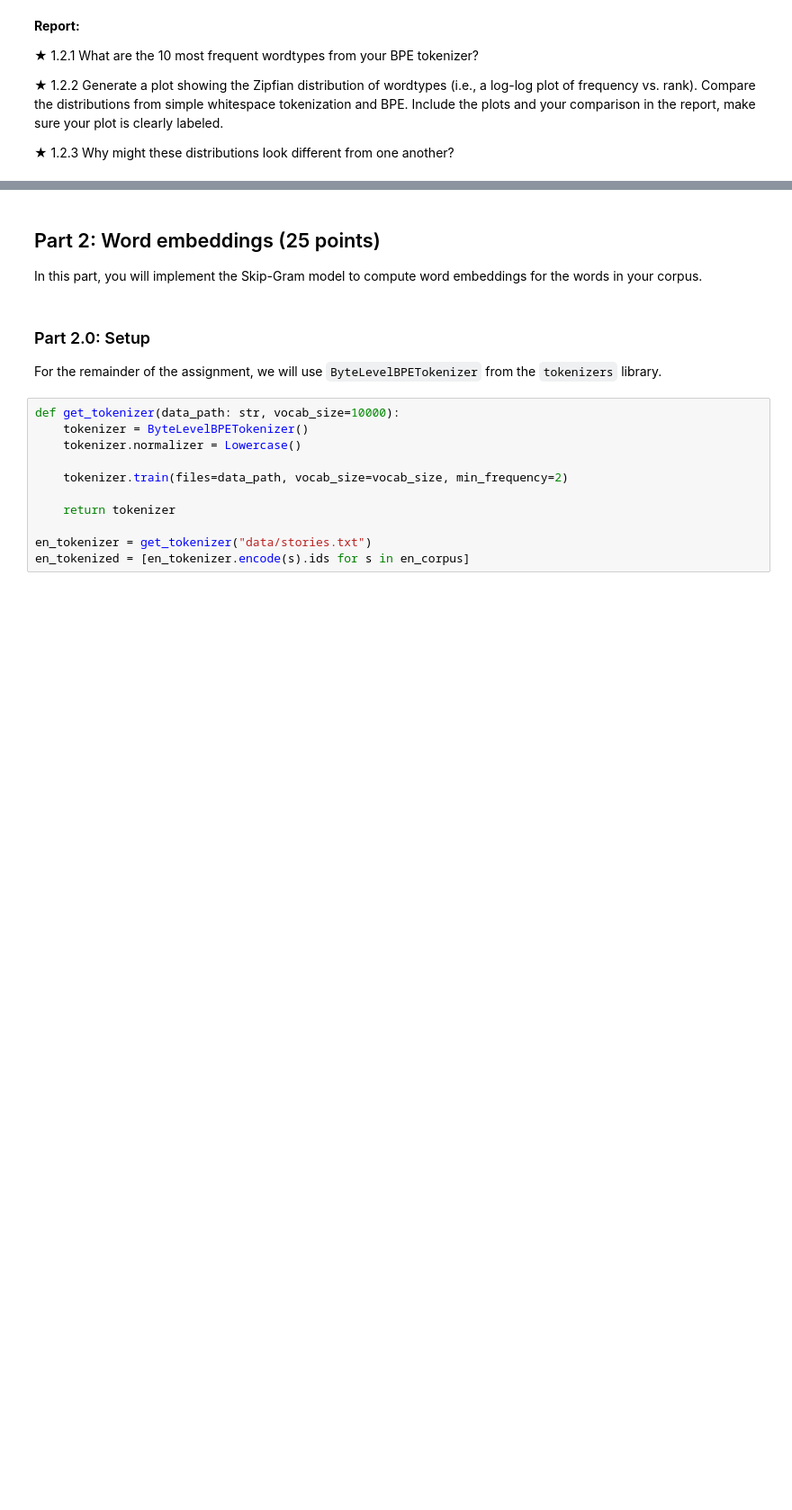
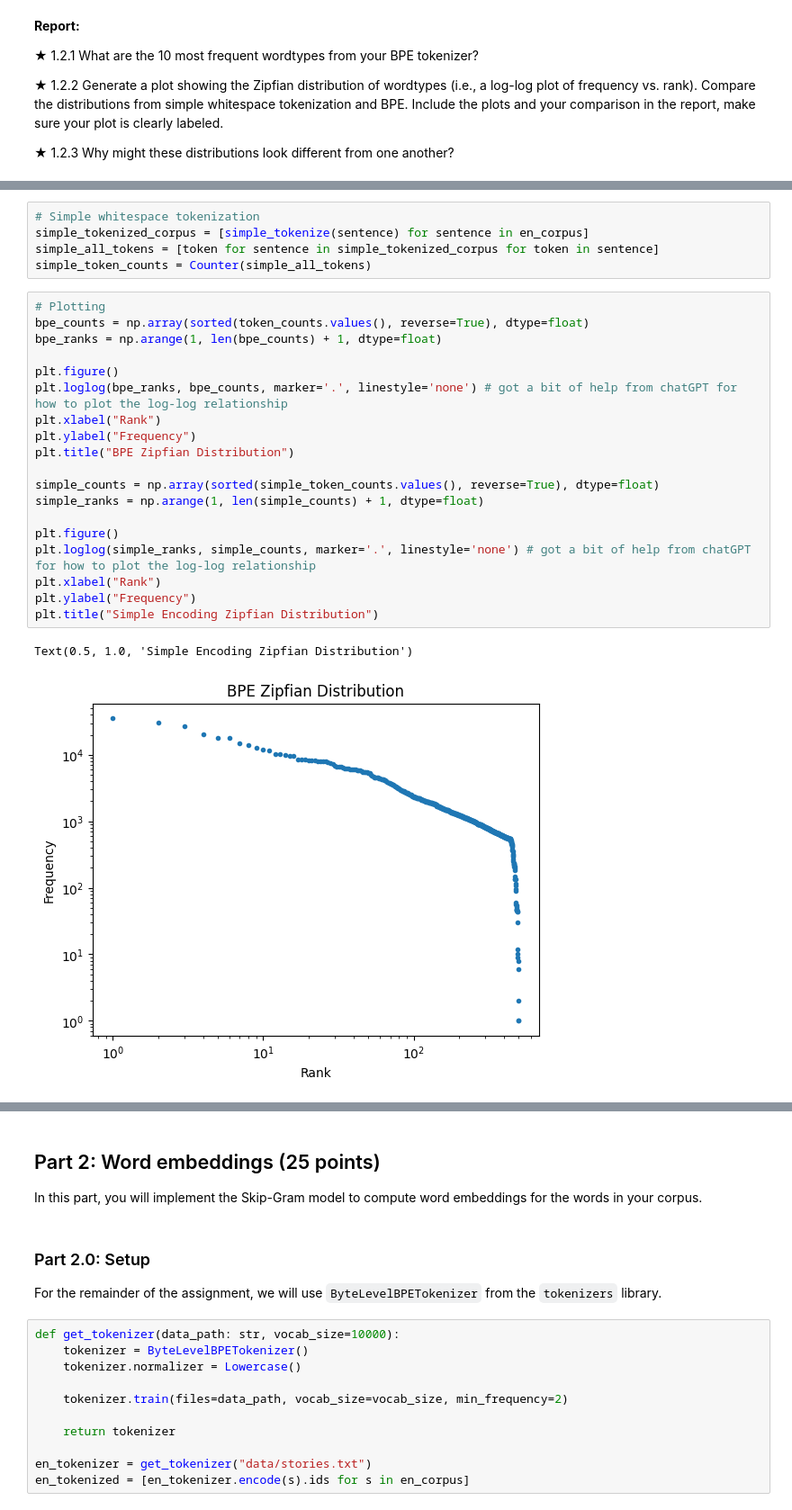
Before and after one commit to chuyishang/cs283-hw2, a Jupyter notebook: hw2.ipynb, the cells around one changed output, grey strips where cells are left out. Shown: that part at 90% size. Saved outputs shown, nothing was run; the diff lists cells and outputs as text; blank space fills up the shorter version.

```diff
--- a/hw2.ipynb
+++ b/hw2.ipynb
@@ -304,0 +307,27 @@ for token, count in most_common_tokens:
+# %%
+# Simple whitespace tokenization
+simple_tokenized_corpus = [simple_tokenize(sentence) for sentence in en_corpus]
+simple_all_tokens = [token for sentence in simple_tokenized_corpus for token in sentence]
+simple_token_counts = Counter(simple_all_tokens)
+# %%
+# Plotting
+bpe_counts = np.array(sorted(token_counts.values(), reverse=True), dtype=float)
+bpe_ranks = np.arange(1, len(bpe_counts) + 1, dtype=float)
+
+plt.figure()
+plt.loglog(bpe_ranks, bpe_counts, marker='.', linestyle='none') # got a bit of help from chatGPT for how to plot the log-log relationship
+plt.xlabel("Rank")
+plt.ylabel("Frequency")
+plt.title("BPE Zipfian Distribution")
+
+simple_counts = np.array(sorted(simple_token_counts.values(), reverse=True), dtype=float)
+simple_ranks = np.arange(1, len(simple_counts) + 1, dtype=float)
+
+plt.figure()
+plt.loglog(simple_ranks, simple_counts, marker='.', linestyle='none') # got a bit of help from chatGPT for how to plot the log-log relationship
+plt.xlabel("Rank")
+plt.ylabel("Frequency")
+plt.title("Simple Encoding Zipfian Distribution")
+# %% [output]
+Text(0.5, 1.0, 'Simple Encoding Zipfian Distribution')
+[figure, added]
```
Also changed, not shown: parts of 19 cells of this notebook.
